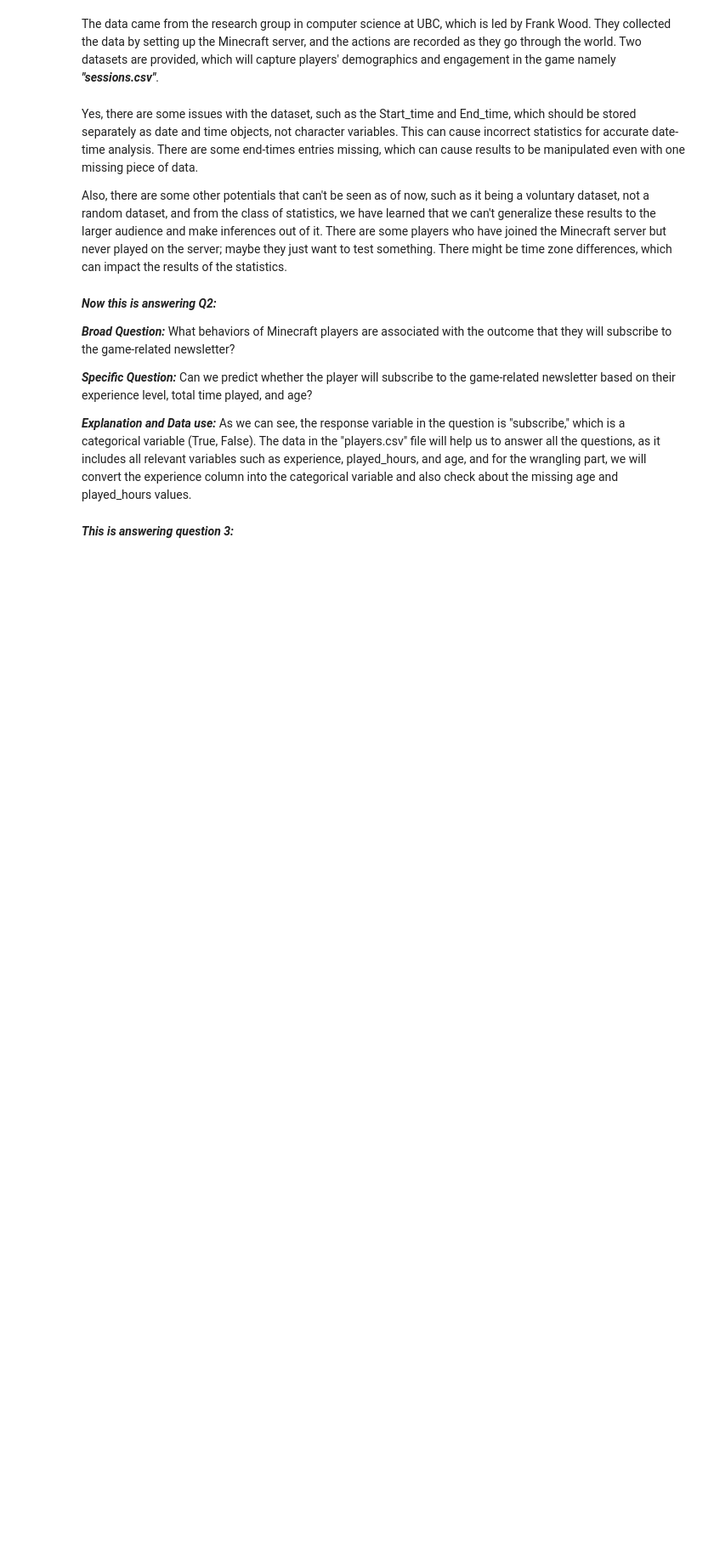
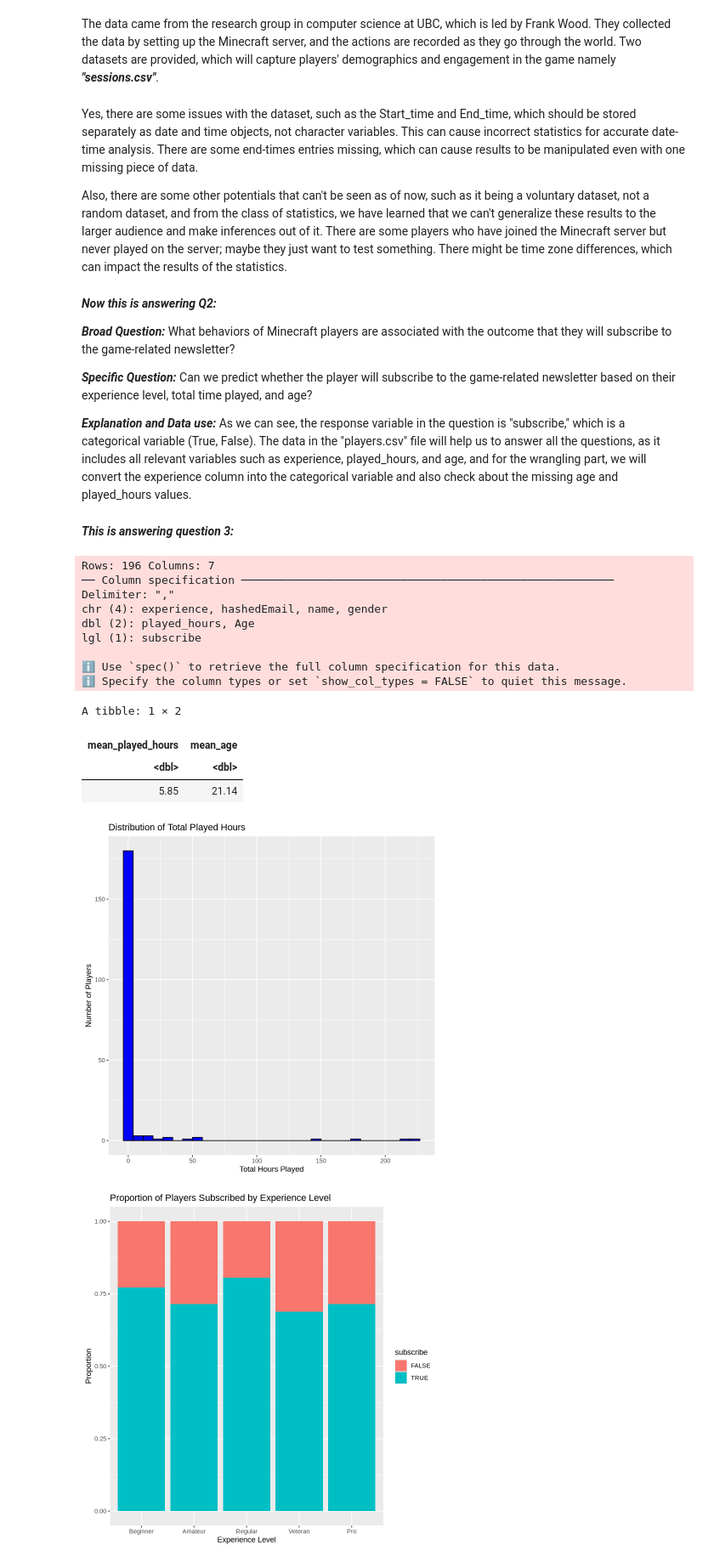
Before and after one commit to shivamgarg9724/DSCI100_Individual_Project, a Jupyter notebook: DSCI100_Individual_Project.ipynb, the cells around one changed output. Shown at 85% size. Saved outputs shown, nothing was run; the diff lists cells and outputs as text; code cells hidden in the pictures; blank space fills up the shorter version.

```diff
--- a/DSCI100_Individual_Project.ipynb
+++ b/DSCI100_Individual_Project.ipynb
@@ -108,3 +108,57 @@ Can we predict whether the player will subscribe to the game-related newsletter
 As we can see, the response variable in the question is "subscribe," which is a categorical variable (True, False). The data in the "players.csv" file will help us to answer all the questions, as it includes all relevant variables such as experience, played_hours, and age, and for the wrangling part, we will convert the experience column into the categorical variable and also check about the missing age and played_hours values.
 # %% [markdown]
 ***This is answering question 3:***
+# %%
+read_players_file <- read_csv("/home/jovyan/work/DSCI100_Individual_Project/data/players.csv")
+read_players_file |>
+  summarize(
+    mean_played_hours = round(mean(played_hours, na.rm = TRUE), 2),
+    mean_age = round(mean(Age, na.rm = TRUE), 2)
+  )
+
+#wrangling
+read_players_file <- read_players_file |>
+  mutate(
+    experience = factor(
+      experience,
+      levels = c("Beginner", "Amateur", "Regular", "Veteran", "Pro"),
+      ordered = TRUE
+    ),
+    subscribe = as.factor(subscribe)
+  )
+
+# Distribution of total hours played
+read_players_file |>
+  ggplot(aes(x = played_hours)) +
+  geom_histogram(bins = 30, fill = "blue", color = "black") +
+  labs(
+    title = "Distribution of Total Played Hours",
+    x = "Total Hours Played",
+    y = "Number of Players"
+  )
+
+# Subscription status by experience level
+read_players_file |>
+  ggplot(aes(x = experience, fill = subscribe)) +
+  geom_bar(position = "fill") +
+  labs(
+    title = "Proportion of Players Subscribed by Experience Level",
+    x = "Experience Level",
+    y = "Proportion"
+  )
+# %% [output]
+Rows: 196 Columns: 7
+── Column specification ────────────────────────────────────────────────────────
+Delimiter: ","
+chr (4): experience, hashedEmail, name, gender
+dbl (2): played_hours, Age
+lgl (1): subscribe
+
+ℹ Use `spec()` to retrieve the full column specification for this data.
+ℹ Specify the column types or set `show_col_types = FALSE` to quiet this message.
+A tibble: 1 × 2
+| mean_played_hours | mean_age |
+| <dbl> | <dbl> |
+| 5.85 | 21.14 |
+[figure, added]
+[figure, added]
```
